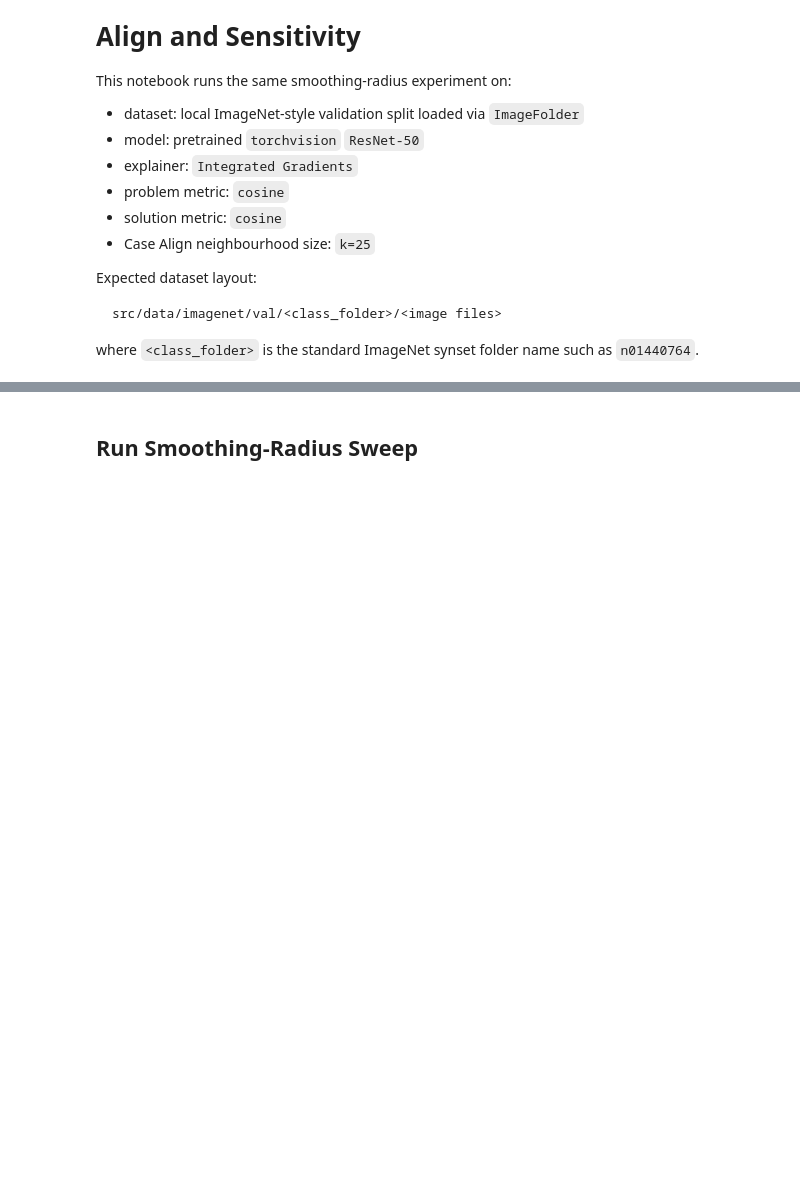
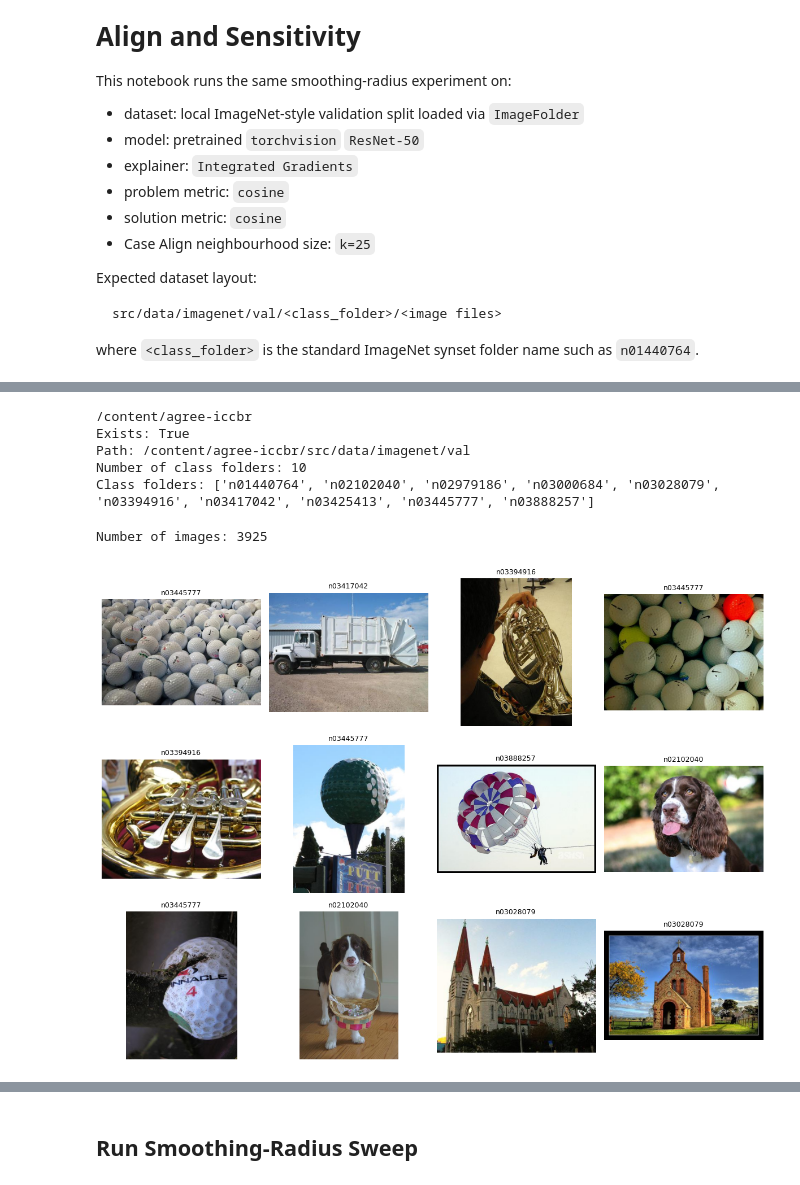
Before and after one commit to craigybaeb/agree-iccbr, a Jupyter notebook: src/experiments/imagenet_resnet50_smoothing_radius_sensitivity_vs_case_align_cosine_k25.ipynb, the cells around one changed output, grey strips where cells are left out. Drawn from its saved outputs; the diff is of its cells as text; code cells hidden in the pictures; blank space fills up the shorter version.

```diff
--- a/src/experiments/imagenet_resnet50_smoothing_radius_sensitivity_vs_case_align_cosine_k25.ipynb
+++ b/src/experiments/imagenet_resnet50_smoothing_radius_sensitivity_vs_case_align_cosine_k25.ipynb
@@ -263,0 +341,51 @@ print(f"Unique labels among queries: {len(np.unique(query_labels))}")
+# %%
+%cd /content/agree-iccbr
+
+from pathlib import Path
+import random
+import matplotlib.pyplot as plt
+from PIL import Image
+
+VAL_DIR = Path("/content/agree-iccbr/src/data/imagenet/val")
+
+print("Exists:", VAL_DIR.exists())
+print("Path:", VAL_DIR)
+
+class_dirs = sorted([p for p in VAL_DIR.iterdir() if p.is_dir()])
+print("Number of class folders:", len(class_dirs))
+print("Class folders:", [p.name for p in class_dirs[:20]])
+# %% [output]
+/content/agree-iccbr
+Exists: True
+Path: /content/agree-iccbr/src/data/imagenet/val
+Number of class folders: 10
+Class folders: ['n01440764', 'n02102040', 'n02979186', 'n03000684', 'n03028079', 'n03394916', 'n03417042', 'n03425413', 'n03445777', 'n03888257']
+# %%
+image_paths = []
+for class_dir in class_dirs:
+    image_paths.extend([
+        p for p in class_dir.iterdir()
+        if p.suffix.lower() in [".jpg", ".jpeg", ".png"]
+    ])
+
+print("Number of images:", len(image_paths))
+
+sample_paths = random.sample(image_paths, k=min(12, len(image_paths)))
+
+fig, axes = plt.subplots(3, 4, figsize=(12, 9))
+axes = axes.flatten()
+
+for ax, path in zip(axes, sample_paths):
+    img = Image.open(path).convert("RGB")
+    ax.imshow(img)
+    ax.set_title(path.parent.name, fontsize=9)
+    ax.axis("off")
+
+for ax in axes[len(sample_paths):]:
+    ax.axis("off")
+
+plt.tight_layout()
+plt.show()
+# %% [output]
+Number of images: 3925
+[figure, added]
```
Also changed, not shown: parts of 10 cells of this notebook.
